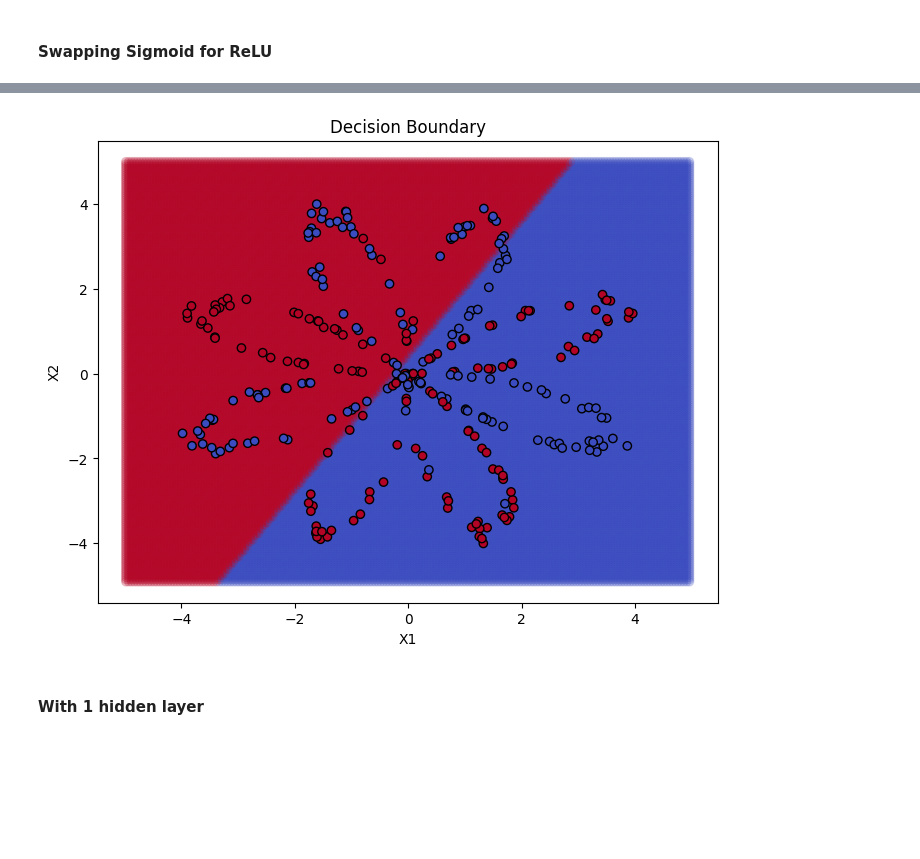
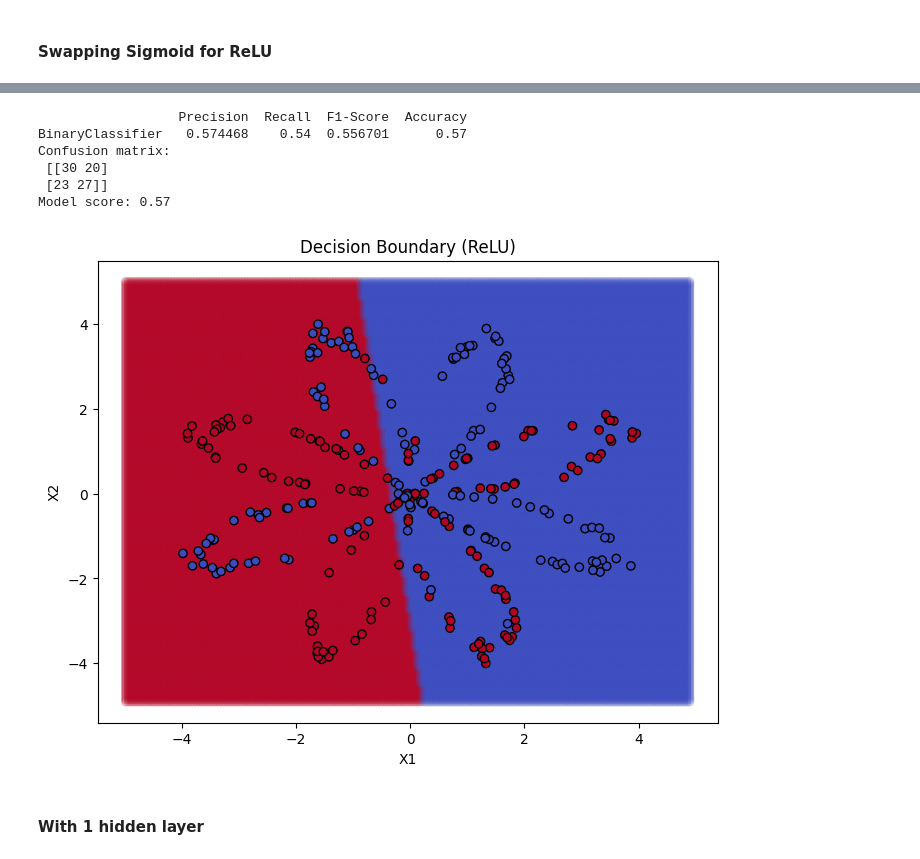
Before and after one commit to UnbiddenDragon/CS5938AssignmentThree, a Jupyter notebook: assignment_3.0_playground.ipynb, the cells around one changed output, grey strips where cells are left out. Drawn from its saved outputs; the diff is of its cells as text; code cells hidden in the pictures; blank space fills up the shorter version.

```diff
--- a/assignment_3.0_playground.ipynb
+++ b/assignment_3.0_playground.ipynb
@@ -435,25 +365,19 @@ Model score: 0.38
+# %%
+report = display_classification_report(nn_2, X_test, y_test)
+print(report)
+
+display_confusion_matrix(nn_2, X_test, y_test)
+# %% [output]
+                  Precision  Recall  F1-Score  Accuracy
+BinaryClassifier   0.574468    0.54  0.556701      0.57
+Confusion matrix:
+ [[30 20]
+ [23 27]]
+Model score: 0.57
 # %%
-X_np = X.values
-
-x_min, x_max = X_np[:,0].min() - 1, X_np[:,0].max() + 1
-y_min, y_max = X_np[:,1].min() - 1, X_np[:,1].max() + 1
-xx, yy = np.meshgrid(np.linspace(x_min, x_max, 200),
-                     np.linspace(y_min, y_max, 200))
-points = np.c_[xx.ravel(), yy.ravel()]
-
-Z = nn.forward(points)
-preds = (Z > 0.5).astype(int).flatten()
-
-# Plot decision boundary
-plt.figure(figsize=(8,6))
-plt.scatter(points[:,0], points[:,1], c=preds, alpha=0.2, cmap='coolwarm')
-plt.scatter(X_train[:,0], X_train[:,1], c=y_train.flatten(), edgecolor='k', cmap='coolwarm')
-plt.xlabel('X1')
-plt.ylabel('X2')
-plt.title('Decision Boundary')
-plt.show()
+display_decision_boundary(nn_2, X, X_train, y_train, title="Decision Boundary (ReLU)")
 # %% [output]
-[figure, old version]
+[figure, new version]
 # %% [markdown]
 #### With 1 hidden layer
 # %%
```
Also changed, not shown: parts of 23 cells of this notebook.
